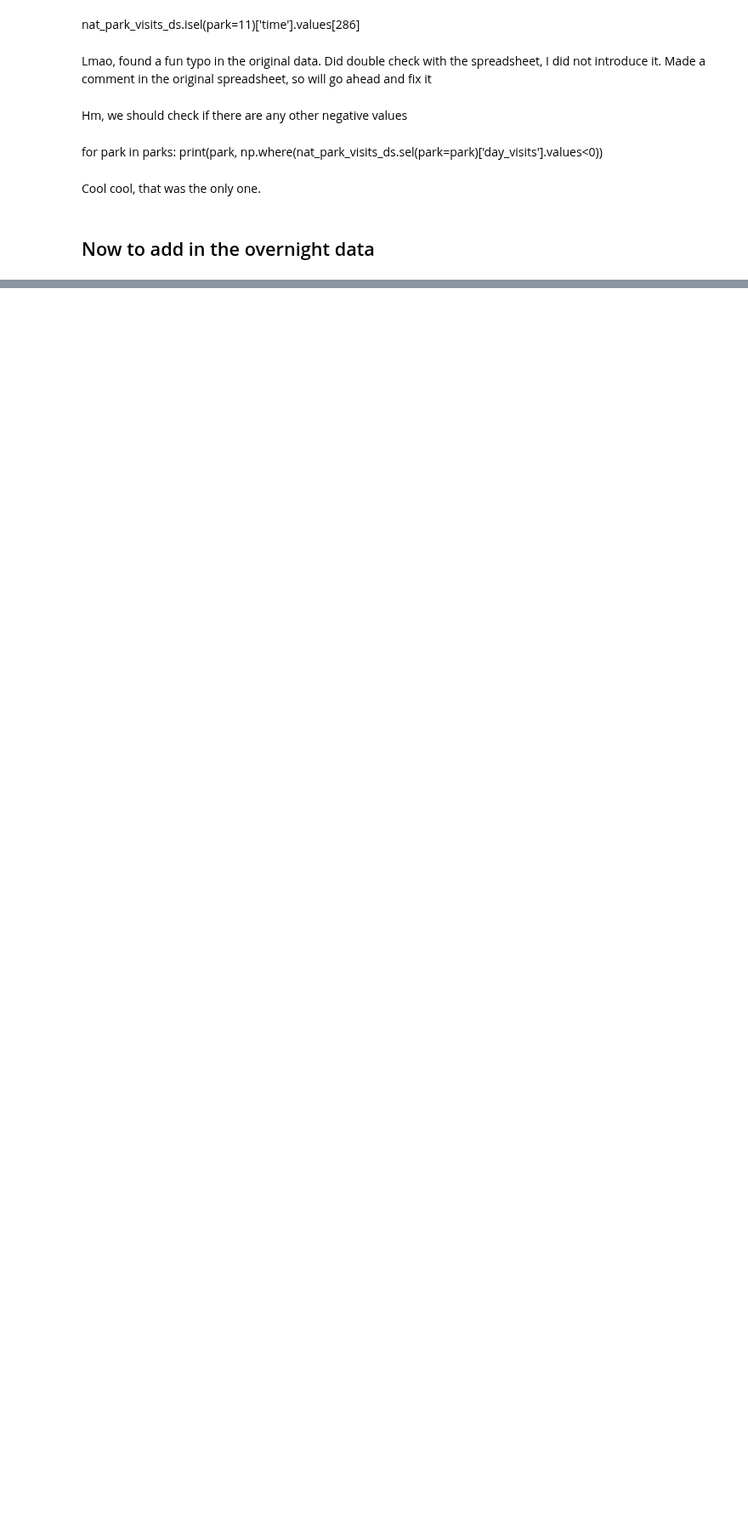
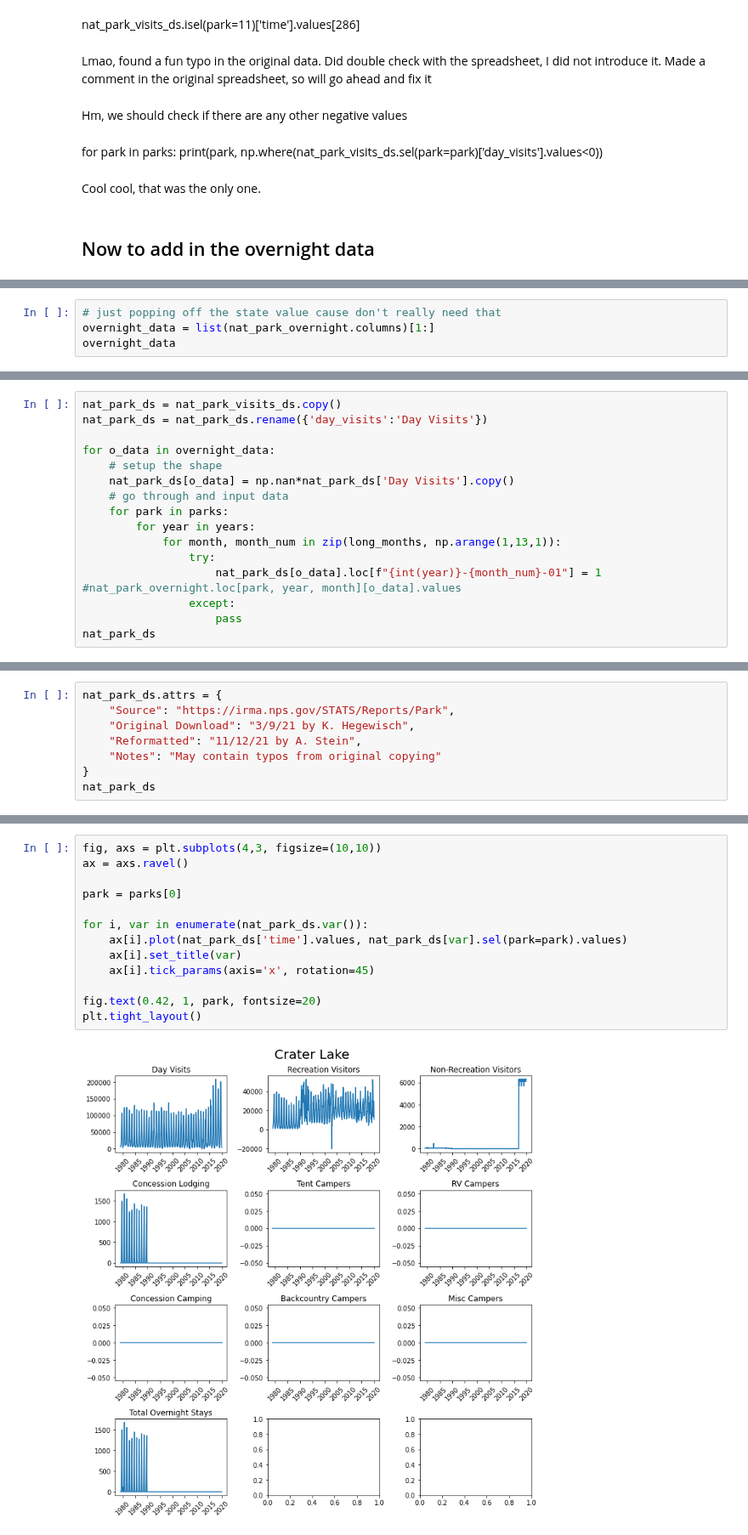
Before and after one commit to UW-Hydro/drought_impact, a Jupyter notebook: Notebooks/format_parks.ipynb, the cells around one changed output, grey strips where cells are left out. Shown at 85% size. Drawn from its saved outputs; the diff is of its cells as text; blank space fills up the shorter version.

```diff
--- a/Notebooks/format_parks.ipynb
+++ b/Notebooks/format_parks.ipynb
@@ -172,0 +212,4 @@ Cool cool, that was the only one.
+# %%
+# just popping off the state value cause don't really need that
+overnight_data = list(nat_park_overnight.columns)[1:]
+overnight_data
@@ -172,0 +233,16 @@ Cool cool, that was the only one.
+# %%
+nat_park_ds = nat_park_visits_ds.copy()
+nat_park_ds = nat_park_ds.rename({'day_visits':'Day Visits'})
+
+for o_data in overnight_data:
+    # setup the shape
+    nat_park_ds[o_data] = np.nan*nat_park_ds['Day Visits'].copy()
+    # go through and input data
+    for park in parks:
+        for year in years:
+            for month, month_num in zip(long_months, np.arange(1,13,1)):
+                try:
+                    nat_park_ds[o_data].loc[f"{int(year)}-{month_num}-01"] = 1 #nat_park_overnight.loc[park, year, month][o_data].values
+                except:
+                    pass
+nat_park_ds
@@ -172,0 +266,8 @@ Cool cool, that was the only one.
+# %%
+nat_park_ds.attrs = {
+    "Source": "https://irma.nps.gov/STATS/Reports/Park",
+    "Original Download": "3/9/21 by K. Hegewisch",
+    "Reformatted": "11/12/21 by A. Stein",
+    "Notes": "May contain typos from original copying"
+}
+nat_park_ds
@@ -172,0 +292,15 @@ Cool cool, that was the only one.
+# %%
+fig, axs = plt.subplots(4,3, figsize=(10,10))
+ax = axs.ravel()
+
+park = parks[0]
+
+for i, var in enumerate(nat_park_ds.var()):
+    ax[i].plot(nat_park_ds['time'].values, nat_park_ds[var].sel(park=park).values)
+    ax[i].set_title(var)
+    ax[i].tick_params(axis='x', rotation=45)
+
+fig.text(0.42, 1, park, fontsize=20)
+plt.tight_layout()
+# %% [output]
+[figure, added]
```
Also changed, not shown: parts of 19 cells of this notebook.
